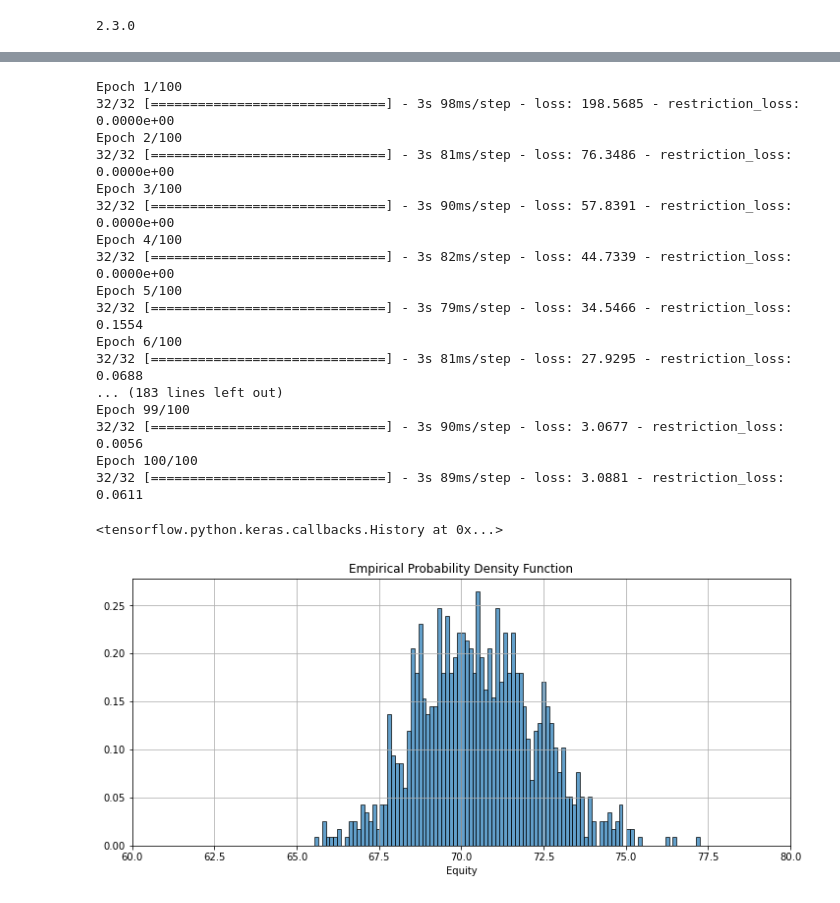
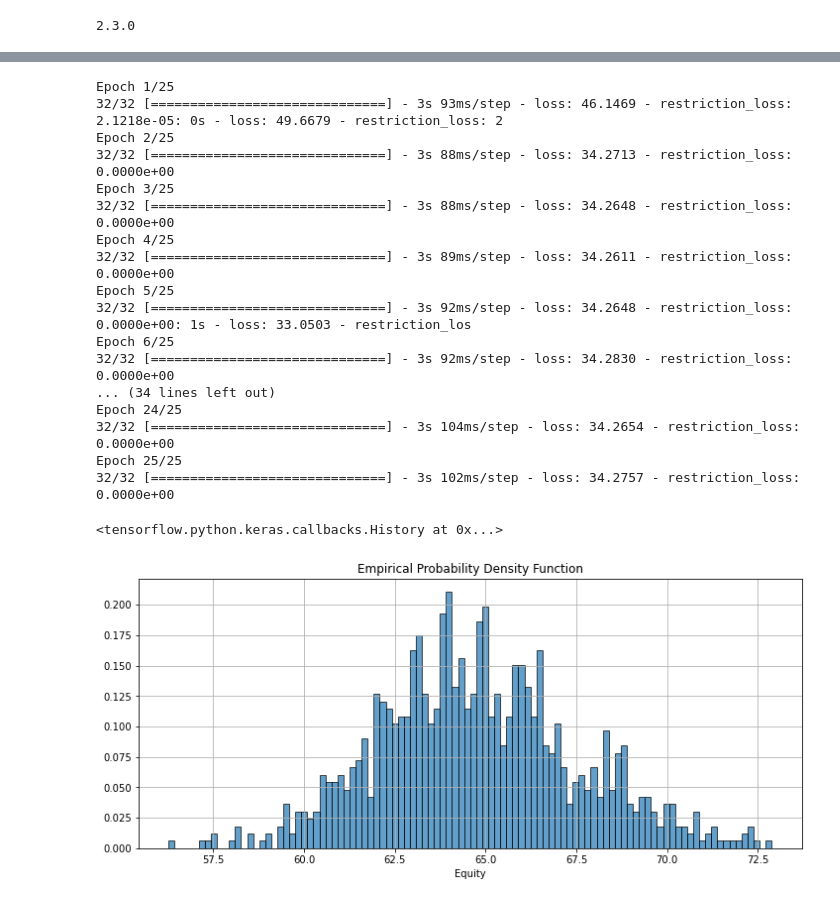
Before and after one commit to alexarntzen/deep-swap-optimization, a Jupyter notebook: DeepAssetManagement_HSY.ipynb, the cells around one changed output, grey strips where cells are left out. Cells and saved outputs as stored; diff of their text form; code cells hidden in the pictures.

```diff
--- a/DeepAssetManagement_HSY.ipynb
+++ b/DeepAssetManagement_HSY.ipynb
@@ -162,6 +162,7 @@ def swap_indicator(maturity):
 # %%
 #Test
 Y = yc(hist_yc(index_yc))
-s = swap(Y,0.1,240)
-Y.yields[-1]
+s = swap(Y,1,1)
+print('%.2e'%(np.exp(Y.yields[0]/12)-1))
+print('%.2e'%(s.fixed_leg[0]))
 # %% [output]
@@ -246,6 +248,13 @@ from importlib import reload
 print(tf.__version__)
 # %% [output]
 2.3.0
+# %%
+swap_av = np.zeros(N)
+for maturity in swap_series:
+    diff = target_month - maturity
+    if diff >= 0:
+        swap_av[0:diff+1] += 1
+swap_av = swap_av.astype('int')
 # %%
 def build_network(n_input, n_hidden, n_output, time_steps):
 # architecture is the same for all networks
@@ -263,6 +277,6 @@ def build_network(n_input, n_hidden, n_output, time_steps):
     return Networks
 # %%
-Networks = build_network(1,10,4, target_month)
+Networks = build_network(6,10,4, target_month)
 print(len(Networks))
 Networks[11].summary()
 # %% [output]
@@ -373,24 +383,24 @@ optimizer = tf.keras.optimizers.Adam(learning_rate=0.01) # specify the optmizer
 model.compile(optimizer = optimizer, loss=zeroloss)
 # %%
-model.fit(x=inputs_X, y = inputs_Y, epochs = 100, verbose = 1)
+model.fit(x=inputs_X, y = inputs_Y, epochs = 25, verbose = 1)
 # %% [output]
-Epoch 1/100
-32/32 [==============================] - 3s 98ms/step - loss: 198.5685 - restriction_loss: 0.0000e+00
-Epoch 2/100
-32/32 [==============================] - 3s 81ms/step - loss: 76.3486 - restriction_loss: 0.0000e+00
-Epoch 3/100
-32/32 [==============================] - 3s 90ms/step - loss: 57.8391 - restriction_loss: 0.0000e+00
-Epoch 4/100
-32/32 [==============================] - 3s 82ms/step - loss: 44.7339 - restriction_loss: 0.0000e+00
-Epoch 5/100
-32/32 [==============================] - 3s 79ms/step - loss: 34.5466 - restriction_loss: 0.1554
-Epoch 6/100
-32/32 [==============================] - 3s 81ms/step - loss: 27.9295 - restriction_loss: 0.0688
-... (183 lines left out)
-Epoch 99/100
-32/32 [==============================] - 3s 90ms/step - loss: 3.0677 - restriction_loss: 0.0056
-Epoch 100/100
-32/32 [==============================] - 3s 89ms/step - loss: 3.0881 - restriction_loss: 0.0611
+Epoch 1/25
+32/32 [==============================] - 3s 93ms/step - loss: 46.1469 - restriction_loss: 2.1218e-05: 0s - loss: 49.6679 - restriction_loss: 2
+Epoch 2/25
+32/32 [==============================] - 3s 88ms/step - loss: 34.2713 - restriction_loss: 0.0000e+00
+Epoch 3/25
+32/32 [==============================] - 3s 88ms/step - loss: 34.2648 - restriction_loss: 0.0000e+00
+Epoch 4/25
+32/32 [==============================] - 3s 89ms/step - loss: 34.2611 - restriction_loss: 0.0000e+00
+Epoch 5/25
+32/32 [==============================] - 3s 92ms/step - loss: 34.2648 - restriction_loss: 0.0000e+00: 1s - loss: 33.0503 - restriction_los
+Epoch 6/25
+32/32 [==============================] - 3s 92ms/step - loss: 34.2830 - restriction_loss: 0.0000e+00
+... (34 lines left out)
+Epoch 24/25
+32/32 [==============================] - 3s 104ms/step - loss: 34.2654 - restriction_loss: 0.0000e+00
+Epoch 25/25
+32/32 [==============================] - 3s 102ms/step - loss: 34.2757 - restriction_loss: 0.0000e+00
 <tensorflow.python.keras.callbacks.History at 0x...>
 # %%
 inputs_X_test, inputs_Y_test = prepare_data(2021)
@@ -401,7 +411,6 @@ swap_rate_data = swap_rate_data.astype('float32')
 swap_volume_data = swap_volume_data.astype('float32')
 
 batch_size = tf.shape(yields_data)[0]
-
 
 A = tf.zeros(batch_size) + A0
 L = tf.zeros(batch_size) + L0
@@ -411,11 +420,16 @@ swap_volume = tf.zeros([batch_size,N])
 A_list = [None] * (target_month+1)
 A_liq_list = [None] * target_month # Just to record if we break restriction
 A_list[0] = A
+cons_loss = tf.zeros(batch_size)
 
+HOLD = []
+HOLDprop = []
 for k in range(target_month):
+    # Restriction loss
+    cons_loss += 10 * tf.nn.relu(tf.nn.relu(swap_volume[:,k]) - 0.9 * A_list[k])
+
     # Before rebalance
     A_liq_list[k] = 0.9 * A_list[k] - swap_volume[:,k]
-
 #         info_list = [yields_data[:,k:k+1],
 #                      swap_rate_data[:,k,:,k],
 #                      A_list[k][:,None],
@@ -424,11 +438,20 @@ for k in range(target_month):
 #                     ]
 #         info = tf.concat(info_list,axis = -1)
 
-    info = yields_data[:,k:k+1]
+    info_list = [yields_data[:,k:k+1],
+                 swap_rate_data[:,k,:3,k],
+                 fixed_cash_flows[:,k:k+1],
+                 swap_volume[:,k:k+1]
+                ]
+    info = tf.concat(info_list,axis = -1)
+    if swap_av[k] > 0:
 
-    strategy = Networks[k](info) * tf.tile(A_liq_list[k][:,None],[1,4]) * maturity_leq_target[k]
-    fixed_cash_flows += tf.reduce_sum(swap_rate_data[:,k,:,:] * strategy[:,:,None], axis = 1)
-    swap_volume += tf.reduce_sum(swap_volume_data[:,k,:,:] * strategy[:,:,None], axis = 1)
+
+        strategy = Networks[k](info) * tf.tile(A_liq_list[k][:,None],[1,swap_av[k]])
+        HOLDprop.append(tf.reduce_sum(Networks[k](info),axis = -1))
+        HOLD.append(tf.reduce_sum(strategy,axis = -1))
+        fixed_cash_flows += tf.reduce_sum(swap_rate_data[:,k,:swap_av[k],:] * strategy[:,:,None], axis = 1)
+        swap_volume += tf.reduce_sum(swap_volume_data[:,k,:swap_av[k],:] * strategy[:,:,None], axis = 1)
     # Market update
     A_list[k+1] = A_list[k] + (A_list[k] - swap_volume[:,k])*(tf.exp(yields_data[:,k]/12) - 1) + fixed_cash_flows[:,k]
 
@@ -436,14 +459,13 @@ E = A_list[-1] - L
 # %%
 plt.figure(figsize = [12,5])
 plt.grid()
 plt.hist(E.numpy(),bins=100,density=True,edgecolor='black',alpha=0.7)
-plt.xlim([60, 80])
+# plt.xlim([50, 90])
 plt.title('Empirical Probability Density Function')
 plt.xlabel('Equity')
-
 plt.show()
 # %% [output]
-[figure, old version]
+[figure, new version]
 # %%
 A_flow = np.array(A_list).T
 helper1 = A_flow[:,1:]
```
Also changed, not shown: parts of 11 cells of this notebook.
